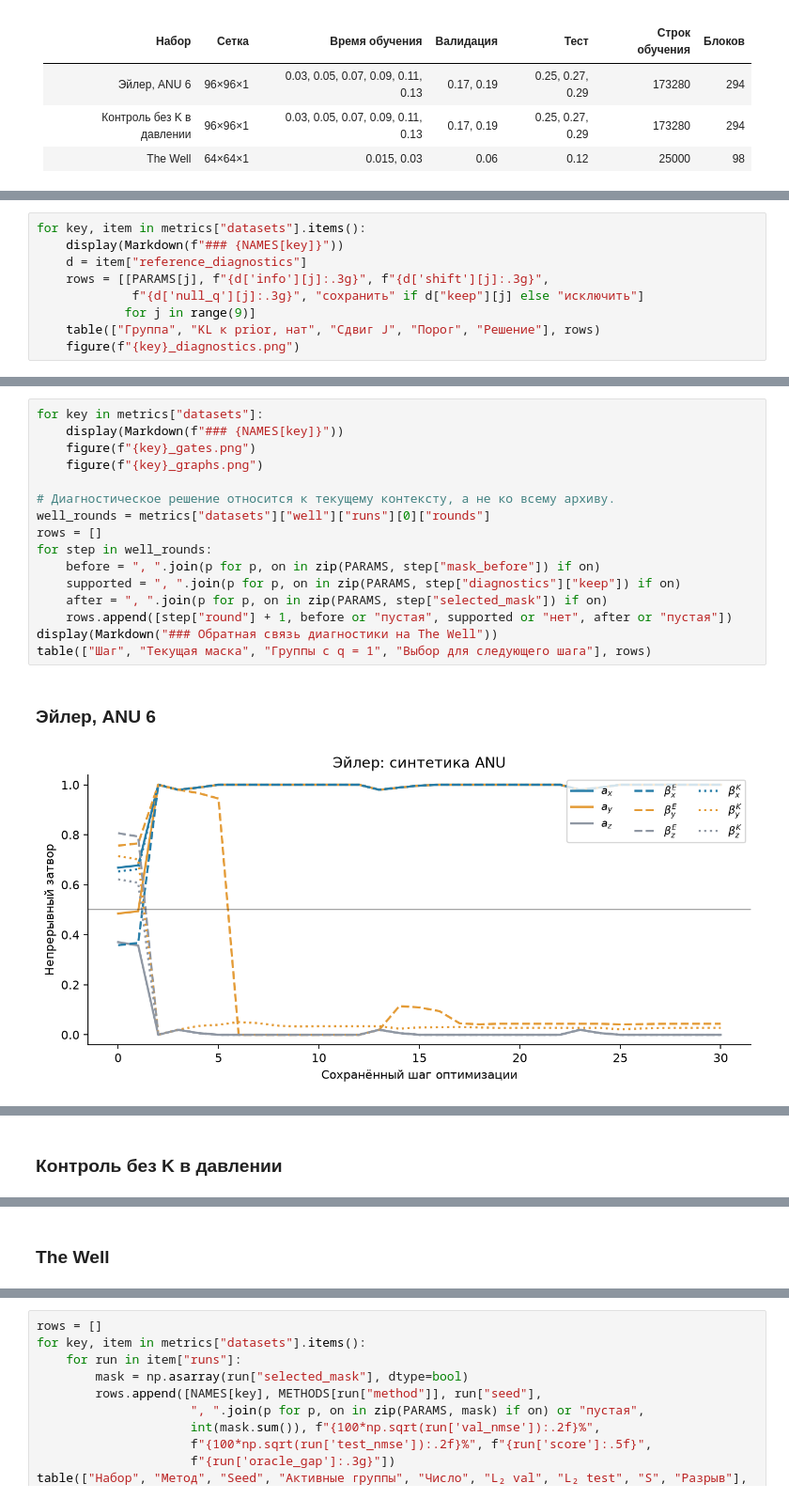
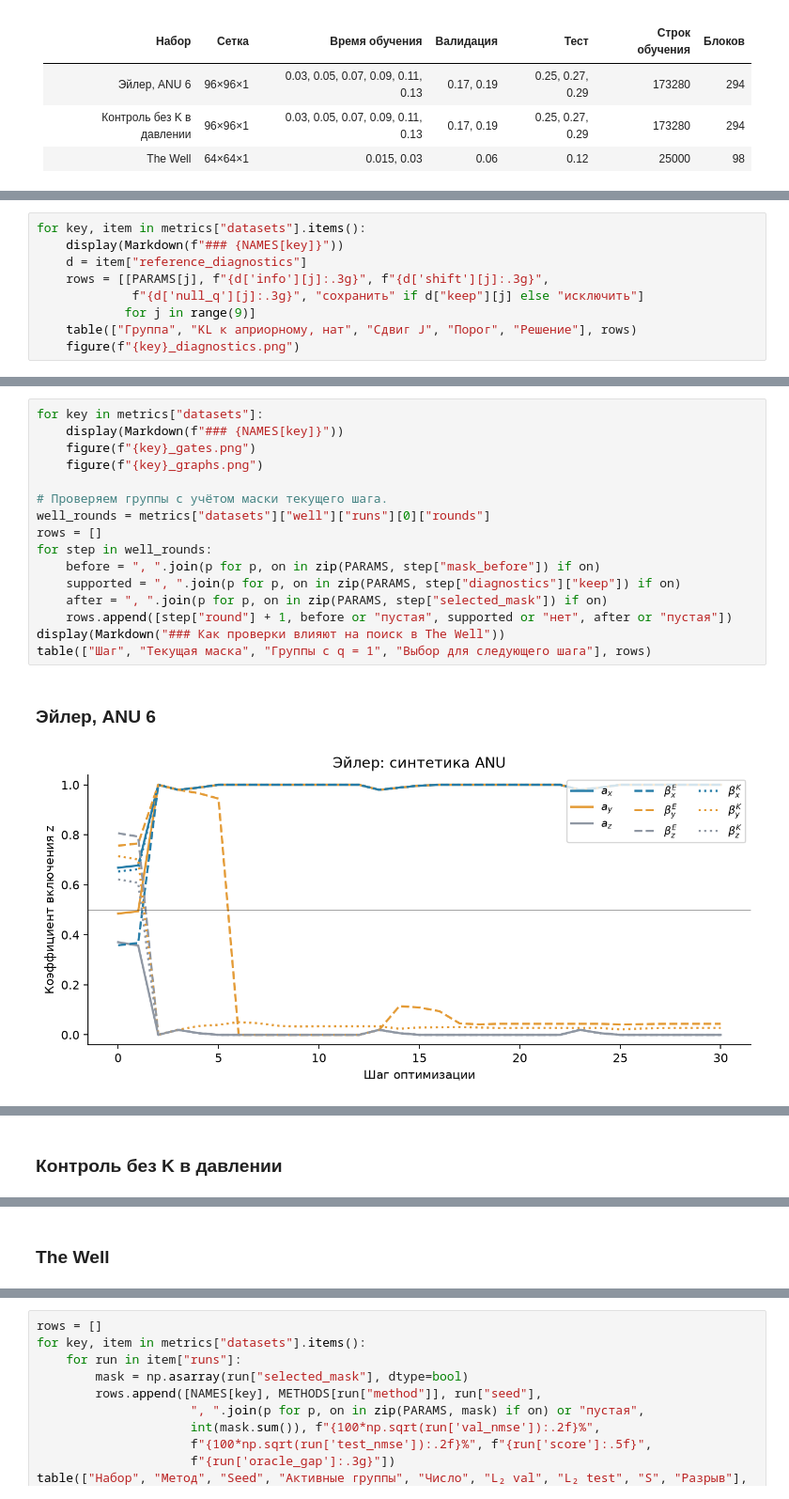
Before and after one commit to Dimundel/euler-quadrants-lab, a Jupyter notebook: notebooks/lab3.ipynb, the cells around one changed output, grey strips where cells are left out. Shown at 94% size. Cells and saved outputs as stored; diff of their text form.

Commit message:
Simplify lab 3 text and clarify The Well comparison

```diff
--- a/notebooks/lab3.ipynb
+++ b/notebooks/lab3.ipynb
@@ -248,7 +246,7 @@ for key, item in metrics["datasets"].items():
     rows = [[PARAMS[j], f"{d['info'][j]:.3g}", f"{d['shift'][j]:.3g}",
              f"{d['null_q'][j]:.3g}", "сохранить" if d["keep"][j] else "исключить"]
             for j in range(9)]
-    table(["Группа", "KL к prior, нат", "Сдвиг J", "Порог", "Решение"], rows)
+    table(["Группа", "KL к априорному, нат", "Сдвиг J", "Порог", "Решение"], rows)
     figure(f"{key}_diagnostics.png")
 # %% [output]
 ### Эйлер, ANU 6
@@ -299,21 +297,21 @@ for key, item in metrics["datasets"].items():
 # %%
 for key in metrics["datasets"]:
     display(Markdown(f"### {NAMES[key]}"))
     figure(f"{key}_gates.png")
     figure(f"{key}_graphs.png")
 
-# Диагностическое решение относится к текущему контексту, а не ко всему архиву.
+# Проверяем группы с учётом маски текущего шага.
 well_rounds = metrics["datasets"]["well"]["runs"][0]["rounds"]
 rows = []
 for step in well_rounds:
     before = ", ".join(p for p, on in zip(PARAMS, step["mask_before"]) if on)
     supported = ", ".join(p for p, on in zip(PARAMS, step["diagnostics"]["keep"]) if on)
     after = ", ".join(p for p, on in zip(PARAMS, step["selected_mask"]) if on)
     rows.append([step["round"] + 1, before or "пустая", supported or "нет", after or "пустая"])
-display(Markdown("### Обратная связь диагностики на The Well"))
+display(Markdown("### Как проверки влияют на поиск в The Well"))
 table(["Шаг", "Текущая маска", "Группы с q = 1", "Выбор для следующего шага"], rows)
 # %% [output]
 ### Эйлер, ANU 6
-[figure, old version]
+[figure, new version]
 [figure]
 ### Контроль без K в давлении
```
Also changed, not shown: parts of 21 cells of this notebook, 19 other files.
